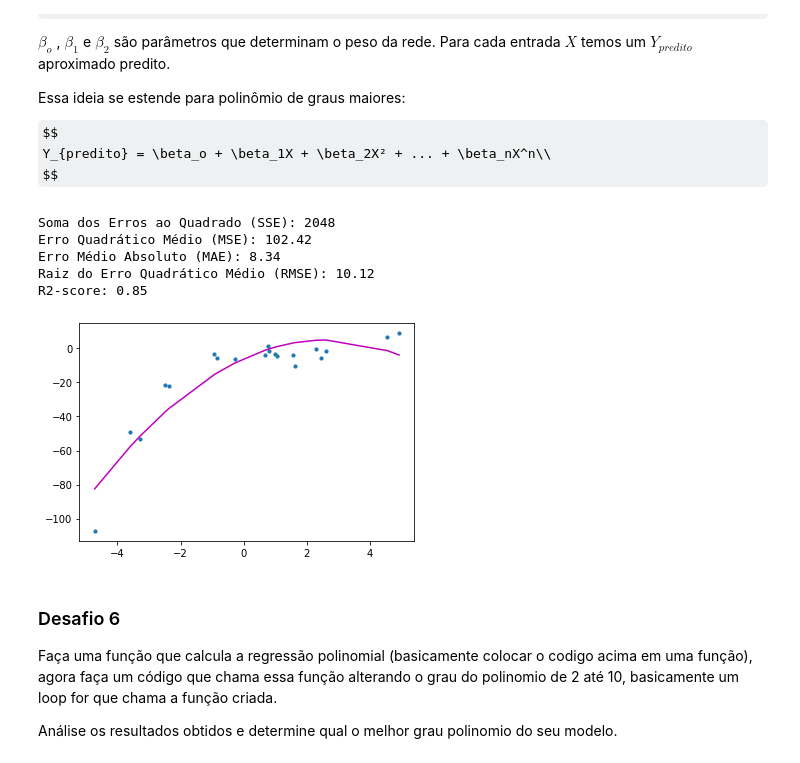
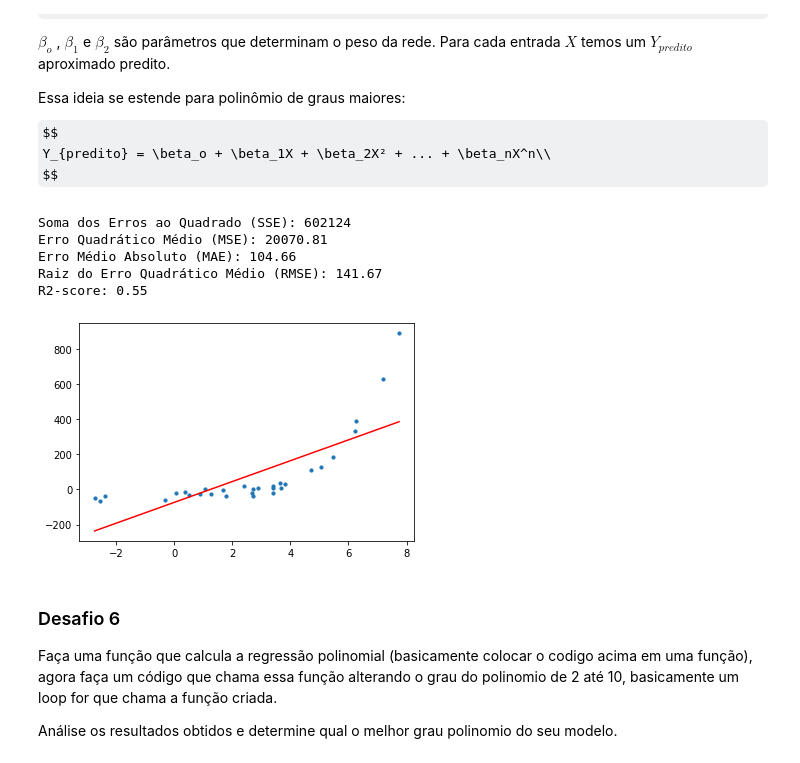
Before and after one commit to arnaldojr/DisruptiveArchitectures, a Jupyter notebook: material/aulas/lab03/regressao.ipynb, the cells around one changed output. Saved outputs shown, nothing was run; the diff lists cells and outputs as text; code cells hidden in the pictures; some formulas as TeX source.

```diff
--- a/material/aulas/lab03/regressao.ipynb
+++ b/material/aulas/lab03/regressao.ipynb
@@ -405,51 +434,57 @@ from sklearn.metrics import mean_squared_error, r2_score, mean_absolute_error
 # importa feature polinomial
 from sklearn.preprocessing import PolynomialFeatures
 
-#gera numeros aleatorios, apenas para exemplo
-np.random.seed(0)
-x = 2 - 3 * np.random.normal(0, 1, 20)
-y = x - 2 * (x ** 2) + 0.5 * (x ** 3) + np.random.normal(-3, 3, 20)
+#####----------- vou gerar alguns numeros aleatórios ------------------
+
+#gerando numeros aleatorios, apenas para este exemplo
+np.random.seed(42)
+x = 2 - 3 * np.random.normal(0, 1, 30)
+y = x - 3 * (x ** 2) + 0.8 * (x ** 3)+ 0.2 * (x ** 4) + np.random.normal(-20, 20, 30)
 
 # ajuste nos dados, pois estamos trabalhando com a numpy
 x = x[:, np.newaxis]
 y = y[:, np.newaxis]
+####---------------pronto já temos os dados para treinar -------------
 
-#----É aqui que o seu código muda
+
+#----É aqui que o seu código muda ------------------------------------
 
 # Chama a função definindo o grau do polinomio e aplica o modelo
-polynomial_features= PolynomialFeatures(degree=2)
+
+grau_poly = 1
+polynomial_features= PolynomialFeatures(degree = grau_poly)
 x_poly = polynomial_features.fit_transform(x)
 
 #----Pronto agora é tudo como era antes, com regressão linear
 
 
 model = LinearRegression()
 model.fit(x_poly, y)
 y_poly_pred = model.predict(x_poly)
 
 # Métrica de avaliação do modelo
 print("Soma dos Erros ao Quadrado (SSE): %2.f " % np.sum((y_poly_pred - y)**2))
 print("Erro Quadrático Médio (MSE): %.2f" % mean_squared_error(y,y_poly_pred))
 print("Erro Médio Absoluto (MAE): %.2f" % mean_absolute_error(y, y_poly_pred))
 print ("Raiz do Erro Quadrático Médio (RMSE): %.2f " % np.sqrt(mean_squared_error(y, y_poly_pred)))
 print("R2-score: %.2f" % r2_score(y,y_poly_pred) )
 
 
 plt.scatter(x, y, s=10)
 # ordena os valores de x antes de plotar
 sort_axis = operator.itemgetter(0)
 sorted_zip = sorted(zip(x,y_poly_pred), key=sort_axis)
 x, y_poly_pred = zip(*sorted_zip)
 
-plt.plot(x, y_poly_pred, color='m')
+plt.plot(x, y_poly_pred, color='r')
 plt.show()
 # %% [output]
-Soma dos Erros ao Quadrado (SSE): 2048
-Erro Quadrático Médio (MSE): 102.42
-Erro Médio Absoluto (MAE): 8.34
-Raiz do Erro Quadrático Médio (RMSE): 10.12
-R2-score: 0.85
+Soma dos Erros ao Quadrado (SSE): 602124
+Erro Quadrático Médio (MSE): 20070.81
+Erro Médio Absoluto (MAE): 104.66
+Raiz do Erro Quadrático Médio (RMSE): 141.67
+R2-score: 0.55
-[figure, old version]
+[figure, new version]
 # %% [markdown]
 ### Desafio 6
 
```
Also changed, not shown: parts of 15 cells of this notebook.
